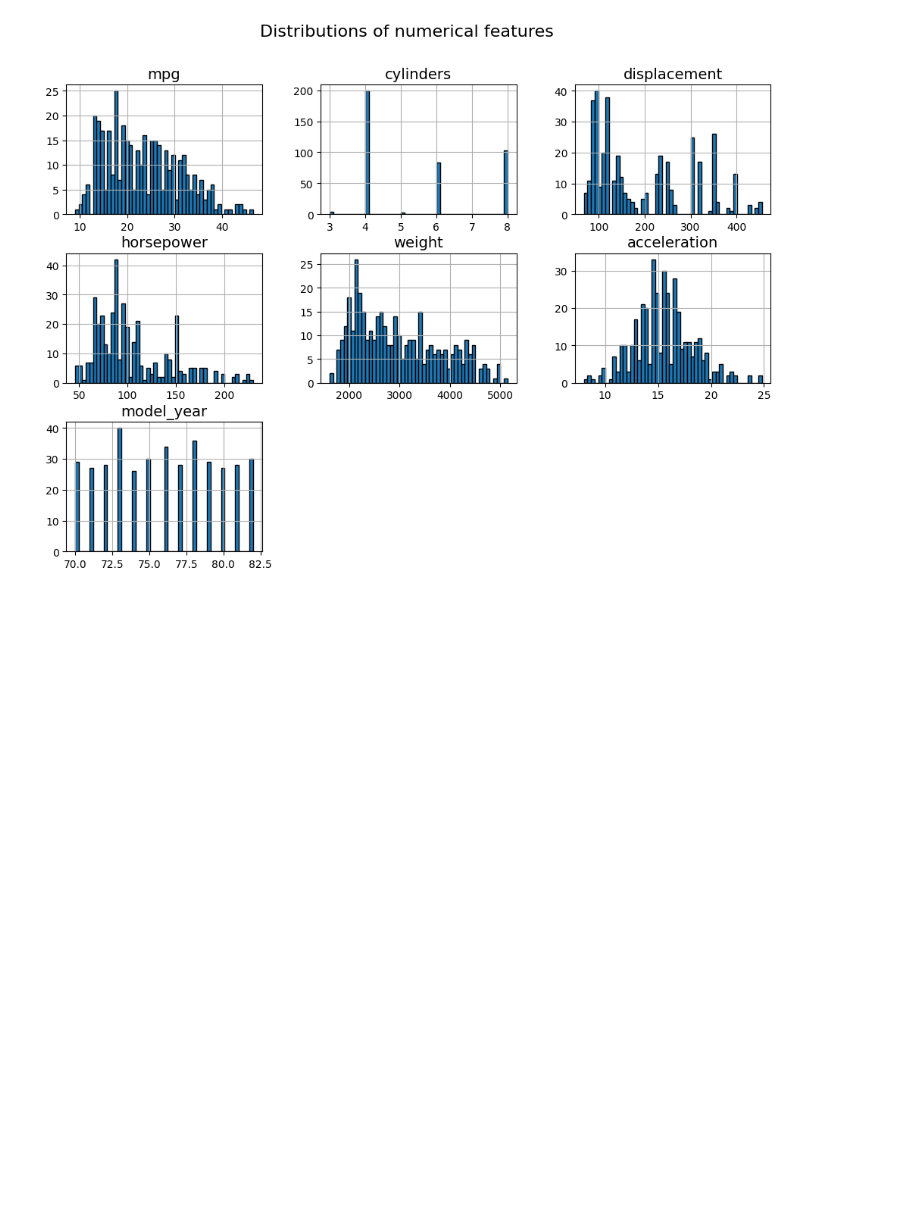
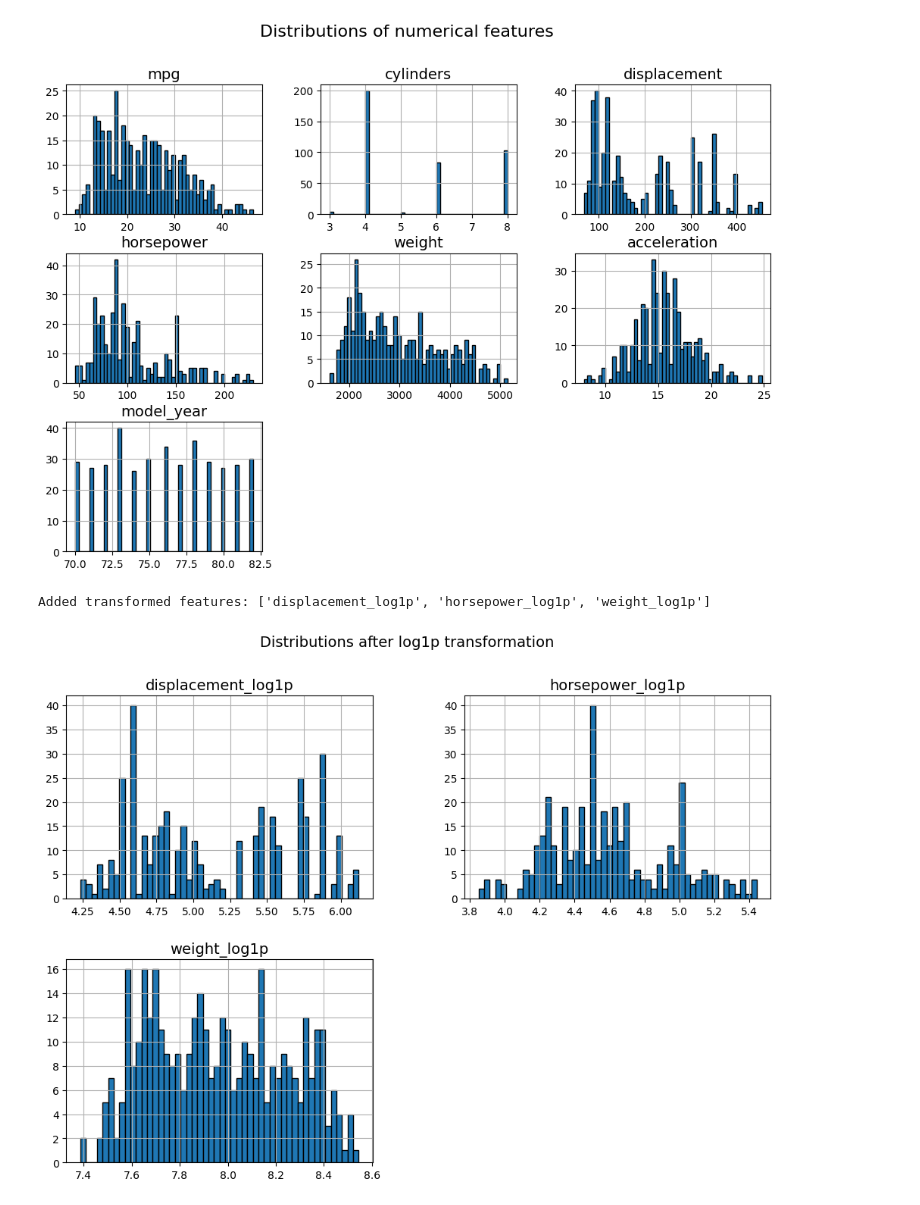
Before and after one commit to giannismantzaris-cmd/DAMA61, a Jupyter notebook: DAMA61_WA1.ipynb, the cells around one changed output. Cells and saved outputs as stored; diff of their text form; code cells hidden in the pictures; blank space fills up the shorter version.

```diff
--- a/DAMA61_WA1.ipynb
+++ b/DAMA61_WA1.ipynb
@@ -148,0 +154,22 @@ plt.show()
+# %%
+# Transform skewed features (log1p transformation)on a copy
+
+mpg_tf = mpg_clean.copy()
+
+skewed_features = ["displacement", "horsepower", "weight"]
+
+for feature in skewed_features:
+    mpg_tf[feature + "_log1p"] = np.log1p(mpg_tf[feature])
+
+print("Added transformed features:", [f + "_log1p" for f in skewed_features])
+# %% [output]
+Added transformed features: ['displacement_log1p', 'horsepower_log1p', 'weight_log1p']
+# %%
+# Step 4.4 – Plot histograms of transformed features
+tf_cols = [f + "_log1p" for f in skewed_features]
+
+mpg_tf[tf_cols].hist(bins=50, figsize=(12, 8), edgecolor='black')
+plt.suptitle("Distributions after log1p transformation", fontsize=14)
+plt.show()
+# %% [output]
+[figure, added]
```
Also changed, not shown: parts of 16 cells of this notebook.
